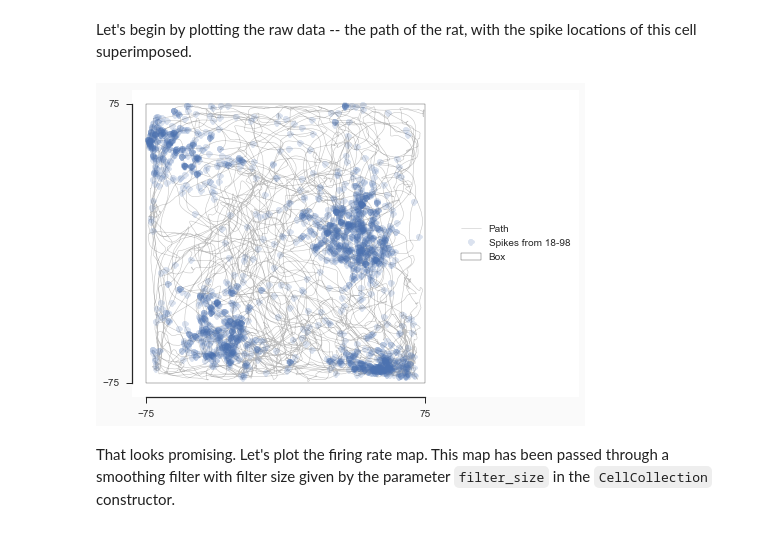
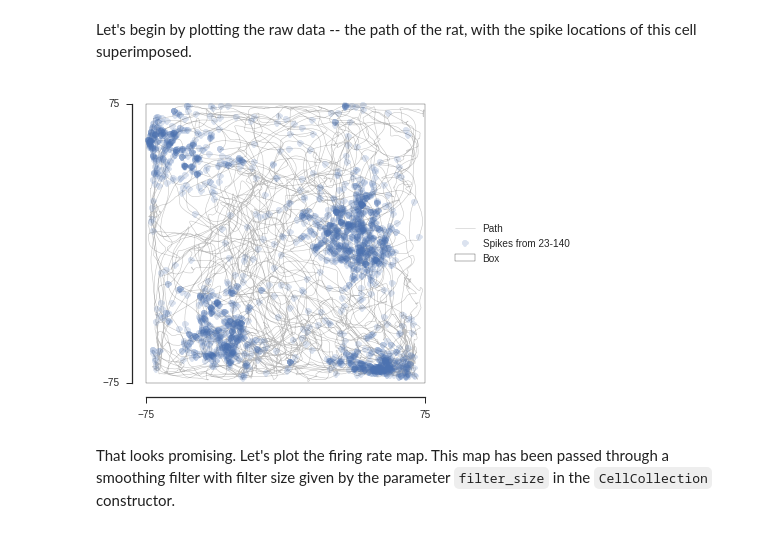
Before and after one commit to danielwe/gridcell, a Jupyter notebook: example.ipynb, the cells around one changed output. Saved outputs shown, nothing was run; the diff lists cells and outputs as text; code cells hidden in the pictures.

```diff
--- a/example.ipynb
+++ b/example.ipynb
@@ -102,25 +102,25 @@ Let's begin by plotting the raw data -- the path of the rat, with the spike loca
 # %%
 # Create a square patch representing the experimental environment
 from matplotlib import patches
 xmin, xmax = range_[0]
 ymin, ymax = range_[1]
 dx, dy = xmax - xmin, ymax - ymin
 box = patches.Rectangle((xmin, ymin), dx, dy,
                         fill=False, label="Box")
 
 # Plot the path and spikes
 with seaborn.axes_style('ticks'):
     path = cell.pos.plot_path(label='Path')[0]
     axes = path.get_axes()
-    cell.plot_spikes(axes=axes, alpha=0.2, label='Spikes from 18-98')
+    cell.plot_spikes(axes=axes, alpha=0.2, label='Spikes from 23-140')
     axes.add_patch(box)
     axes.set(xlim=[xmin - 0.05 * dx, xmax + 0.55 * dx],
              ylim=[ymin - 0.05 * dy, ymax + 0.05 * dy],
              xticks=[xmin, xmax], yticks=[xmin, xmax])
     axes.legend(loc=5)
     seaborn.despine(offset=0, trim=True)
 # %% [output]
-[figure, old version]
+[figure, new version]
 # %% [markdown]
 That looks promising. Let's plot the firing rate map. This map has been passed through a smoothing filter with filter size given by the parameter ``filter_size`` in the ``CellCollection`` constructor.
 # %%
```
Also changed, not shown: parts of 9 cells of this notebook, 8 other files.
